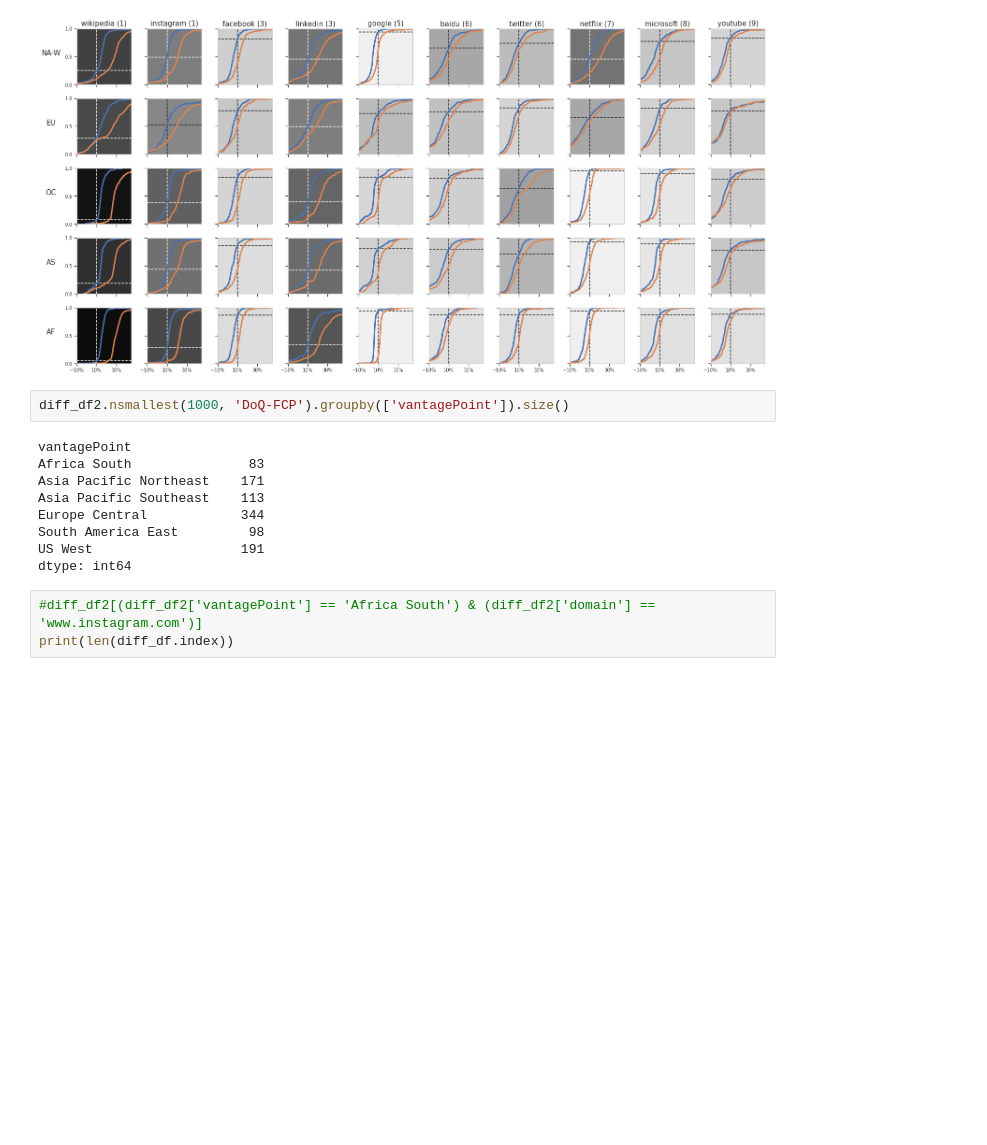
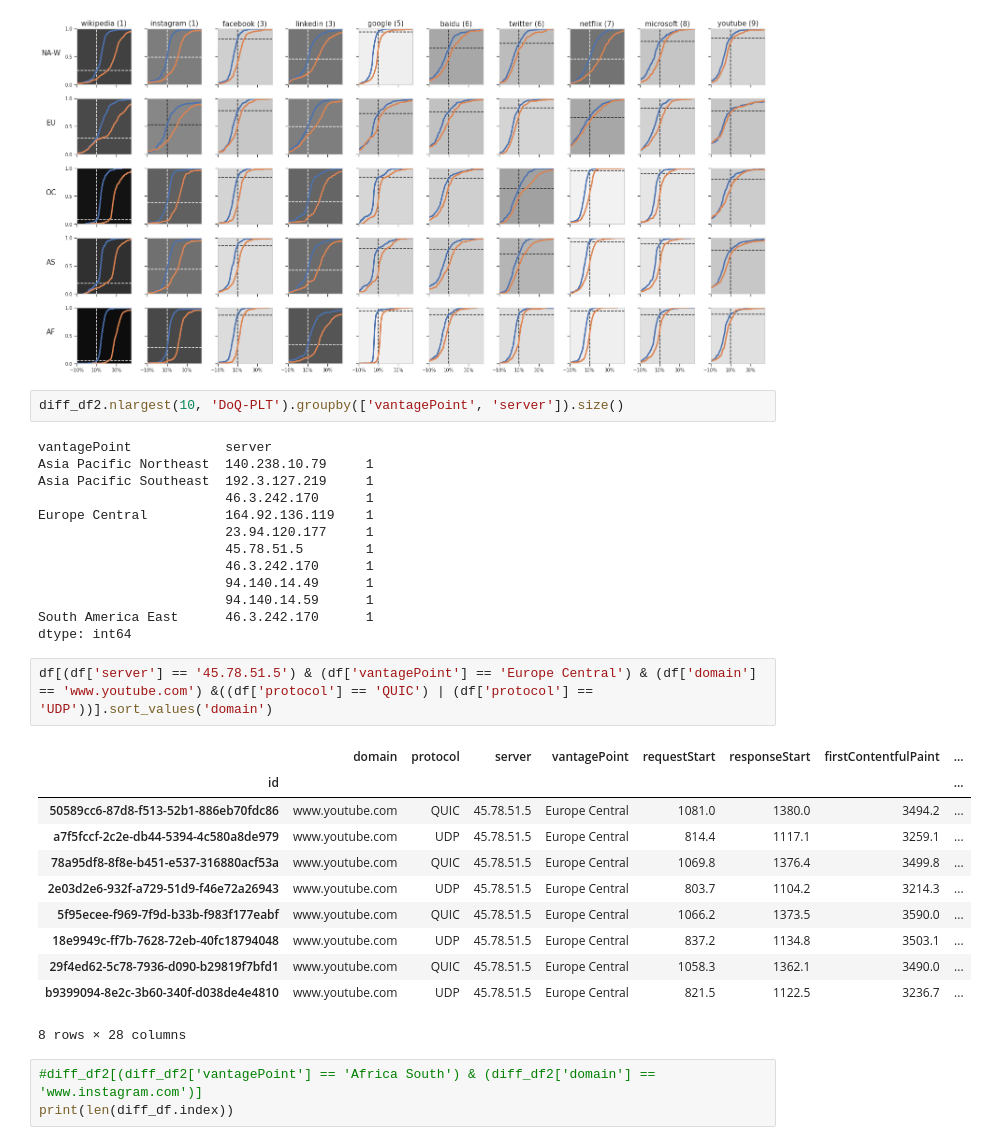
Before and after one commit to Lucapaulo/dns-analysis, a Jupyter notebook: Web-Performance.ipynb, the cells around one changed output. Cells and saved outputs as stored; diff of their text form; blank space fills up the shorter version.

```diff
--- a/Web-Performance.ipynb
+++ b/Web-Performance.ipynb
@@ -1193,16 +1233,34 @@ plt.show()
 # %% [output]
 [figure]
 # %%
-diff_df2.nsmallest(1000, 'DoQ-FCP').groupby(['vantagePoint']).size()
+diff_df2.nlargest(10, 'DoQ-PLT').groupby(['vantagePoint', 'server']).size()
 # %% [output]
-vantagePoint
-Africa South               83
-Asia Pacific Northeast    171
-Asia Pacific Southeast    113
-Europe Central            344
-South America East         98
-US West                   191
+vantagePoint            server
+Asia Pacific Northeast  140.238.10.79     1
+Asia Pacific Southeast  192.3.127.219     1
+                        46.3.242.170      1
+Europe Central          164.92.136.119    1
+                        23.94.120.177     1
+                        45.78.51.5        1
+                        46.3.242.170      1
+                        94.140.14.49      1
+                        94.140.14.59      1
+South America East      46.3.242.170      1
 dtype: int64
+# %%
+df[(df['server'] == '45.78.51.5') & (df['vantagePoint'] == 'Europe Central') & (df['domain'] == 'www.youtube.com') &((df['protocol'] == 'QUIC') | (df['protocol'] == 'UDP'))].sort_values('domain')
+# %% [output]
+|  | domain | protocol | server | vantagePoint | requestStart | responseStart | firstContentfulPaint | ... |
+| id |  |  |  |  |  |  |  | ... |
+| 50589cc6-87d8-f513-52b1-886eb70fdc86 | www.youtube.com | QUIC | 45.78.51.5 | Europe Central | 1081.0 | 1380.0 | 3494.2 | ... |
+| a7f5fccf-2c2e-db44-5394-4c580a8de979 | www.youtube.com | UDP | 45.78.51.5 | Europe Central | 814.4 | 1117.1 | 3259.1 | ... |
+| 78a95df8-8f8e-b451-e537-316880acf53a | www.youtube.com | QUIC | 45.78.51.5 | Europe Central | 1069.8 | 1376.4 | 3499.8 | ... |
+| 2e03d2e6-932f-a729-51d9-f46e72a26943 | www.youtube.com | UDP | 45.78.51.5 | Europe Central | 803.7 | 1104.2 | 3214.3 | ... |
+| 5f95ecee-f969-7f9d-b33b-f983f177eabf | www.youtube.com | QUIC | 45.78.51.5 | Europe Central | 1066.2 | 1373.5 | 3590.0 | ... |
+| 18e9949c-ff7b-7628-72eb-40fc18794048 | www.youtube.com | UDP | 45.78.51.5 | Europe Central | 837.2 | 1134.8 | 3503.1 | ... |
+| 29f4ed62-5c78-7936-d090-b29819f7bfd1 | www.youtube.com | QUIC | 45.78.51.5 | Europe Central | 1058.3 | 1362.1 | 3490.0 | ... |
+| b9399094-8e2c-3b60-340f-d038de4e4810 | www.youtube.com | UDP | 45.78.51.5 | Europe Central | 821.5 | 1122.5 | 3236.7 | ... |
+8 rows × 28 columns
 # %%
 #diff_df2[(diff_df2['vantagePoint'] == 'Africa South') & (diff_df2['domain'] == 'www.instagram.com')]
 print(len(diff_df.index))
```
Also changed, not shown: parts of 8 cells of this notebook, 3 other files.
